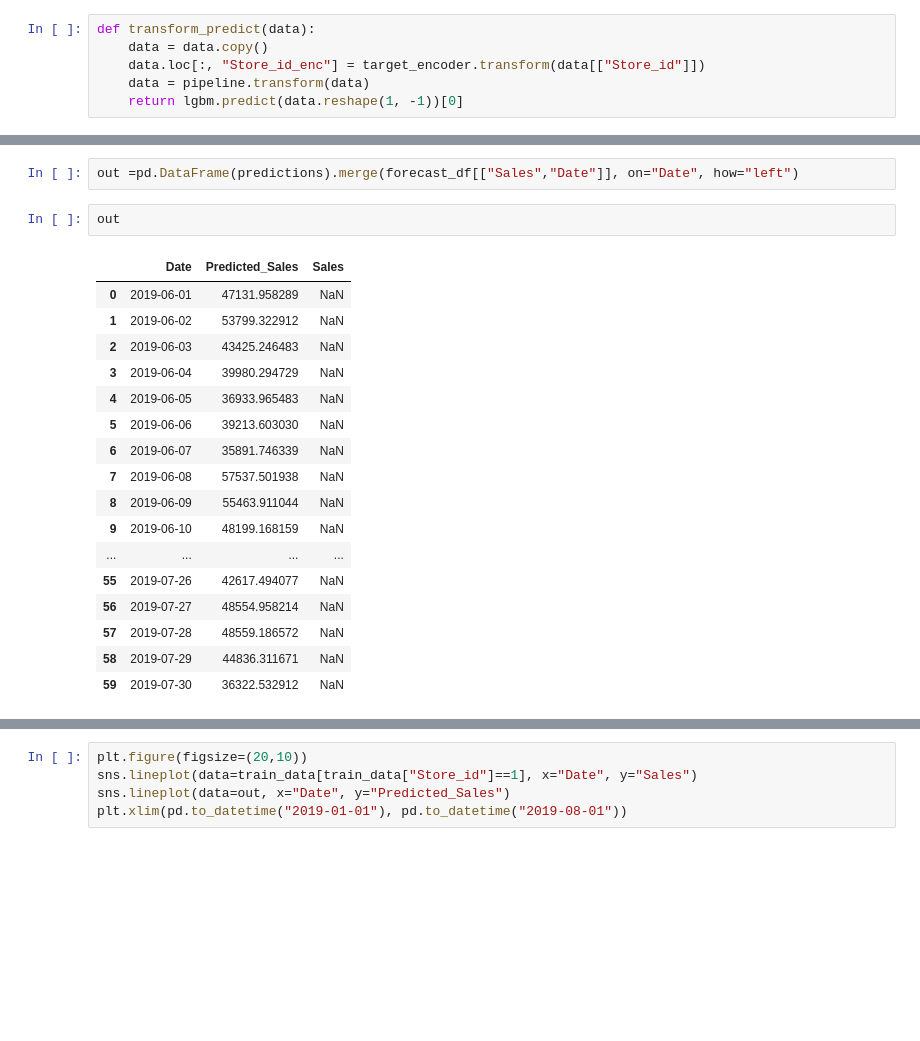
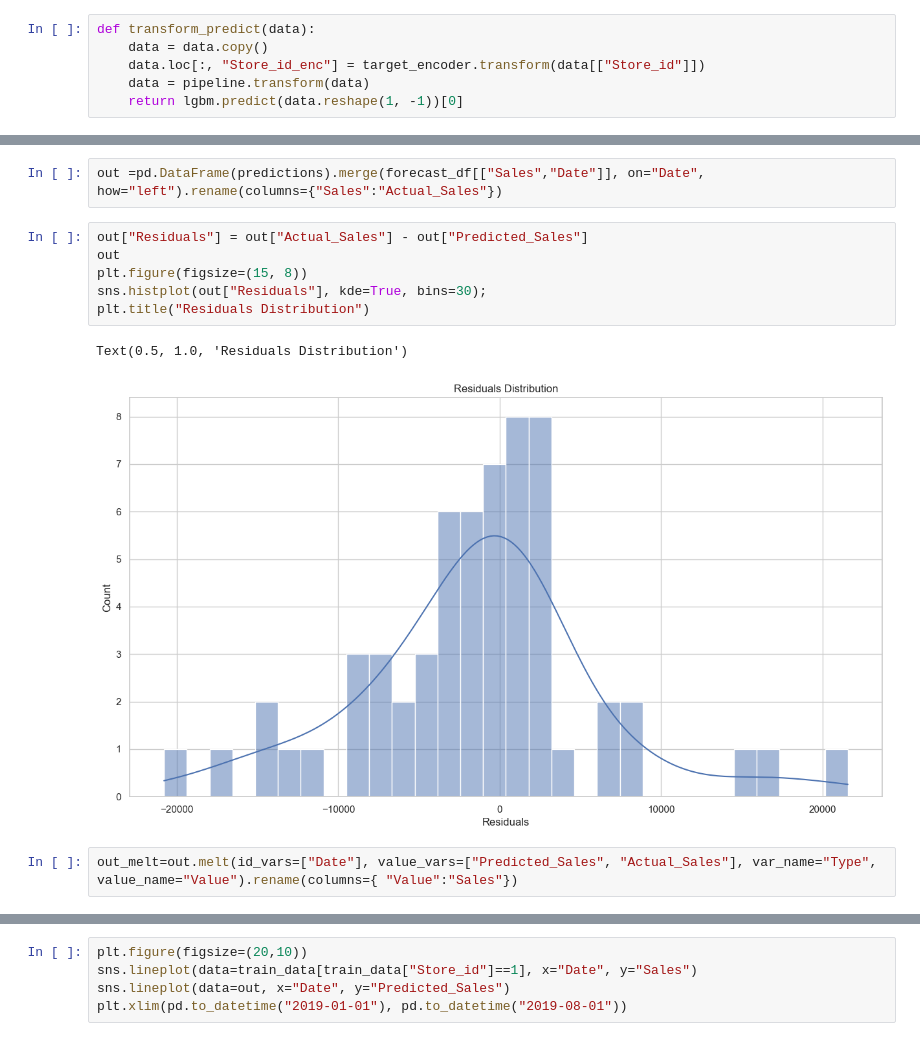
Before and after one commit to gautamnaik1994/SalesForecasting_ML_CaseStudy, a Jupyter notebook: notebooks/modelling/05.MLAlgo_RecursiveForecasting.ipynb, the cells around one changed output, grey strips where cells are left out. Saved outputs shown, nothing was run; the diff lists cells and outputs as text; blank space fills up the shorter version.

```diff
--- a/notebooks/modelling/05.MLAlgo_RecursiveForecasting.ipynb
+++ b/notebooks/modelling/05.MLAlgo_RecursiveForecasting.ipynb
@@ -392,23 +393,14 @@ Prediction:  36322.53291247376
 # %%
-out =pd.DataFrame(predictions).merge(forecast_df[["Sales","Date"]], on="Date", how="left")
+out =pd.DataFrame(predictions).merge(forecast_df[["Sales","Date"]], on="Date", how="left").rename(columns={"Sales":"Actual_Sales"})
-# %%
-out
-# %% [output]
-|  | Date | Predicted_Sales | Sales |
-| 0 | 2019-06-01 | 47131.958289 | NaN |
-| 1 | 2019-06-02 | 53799.322912 | NaN |
-| 2 | 2019-06-03 | 43425.246483 | NaN |
-| 3 | 2019-06-04 | 39980.294729 | NaN |
-| 4 | 2019-06-05 | 36933.965483 | NaN |
-| 5 | 2019-06-06 | 39213.603030 | NaN |
-| 6 | 2019-06-07 | 35891.746339 | NaN |
-| 7 | 2019-06-08 | 57537.501938 | NaN |
-| 8 | 2019-06-09 | 55463.911044 | NaN |
-| 9 | 2019-06-10 | 48199.168159 | NaN |
-| ... | ... | ... | ... |
-| 55 | 2019-07-26 | 42617.494077 | NaN |
-| 56 | 2019-07-27 | 48554.958214 | NaN |
-| 57 | 2019-07-28 | 48559.186572 | NaN |
-| 58 | 2019-07-29 | 44836.311671 | NaN |
-| 59 | 2019-07-30 | 36322.532912 | NaN |
+# %%
+out["Residuals"] = out["Actual_Sales"] - out["Predicted_Sales"]
+out
+plt.figure(figsize=(15, 8))
+sns.histplot(out["Residuals"], kde=True, bins=30);
+plt.title("Residuals Distribution")
+# %% [output]
+Text(0.5, 1.0, 'Residuals Distribution')
+[figure, added]
+# %%
+out_melt=out.melt(id_vars=["Date"], value_vars=["Predicted_Sales", "Actual_Sales"], var_name="Type", value_name="Value").rename(columns={ "Value":"Sales"})
 # %%
```
Also changed, not shown: parts of 14 cells of this notebook, 10 other files.
